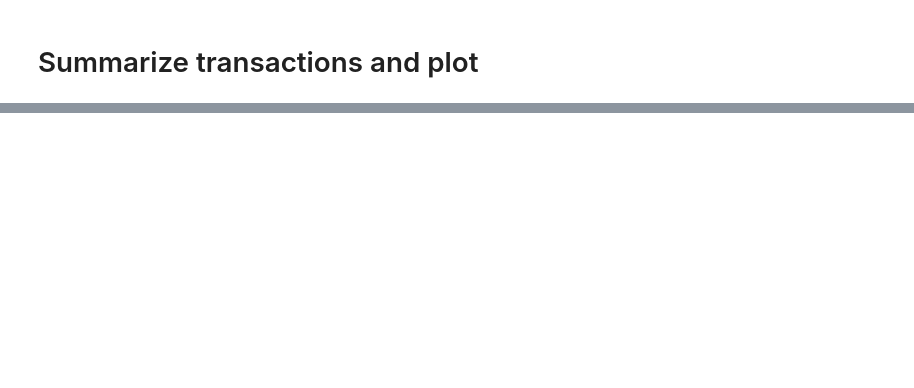
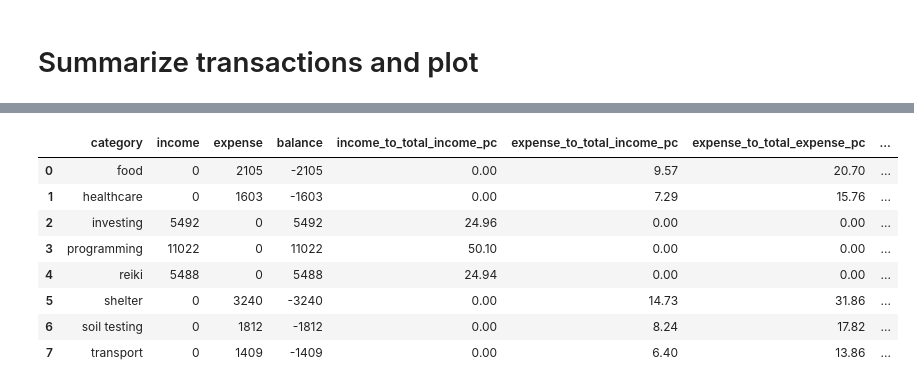
Before and after one commit to araichev/mustaching, a Jupyter notebook: notebooks/prototyping.ipynb, the cells around one changed output, grey strips where cells are left out. Cells and saved outputs as stored; diff of their text form; code cells hidden in the pictures; blank space fills up the shorter version.

```diff
--- a/notebooks/prototyping.ipynb
+++ b/notebooks/prototyping.ipynb
@@ -220,0 +170,12 @@ ms.plot(s3)
+# %%
+summary["by_category"]
+# %% [output]
+|  | category | income | expense | balance | income_to_total_income_pc | expense_to_total_income_pc | expense_to_total_expense_pc | ... |
+| 0 | food | 0 | 2105 | -2105 | 0.00 | 9.57 | 20.70 | ... |
+| 1 | healthcare | 0 | 1603 | -1603 | 0.00 | 7.29 | 15.76 | ... |
+| 2 | investing | 5492 | 0 | 5492 | 24.96 | 0.00 | 0.00 | ... |
+| 3 | programming | 11022 | 0 | 11022 | 50.10 | 0.00 | 0.00 | ... |
+| 4 | reiki | 5488 | 0 | 5488 | 24.94 | 0.00 | 0.00 | ... |
+| 5 | shelter | 0 | 3240 | -3240 | 0.00 | 14.73 | 31.86 | ... |
+| 6 | soil testing | 0 | 1812 | -1812 | 0.00 | 8.24 | 17.82 | ... |
+| 7 | transport | 0 | 1409 | -1409 | 0.00 | 6.40 | 13.86 | ... |
```
Also changed, not shown: parts of 11 cells of this notebook, 4 other files.
